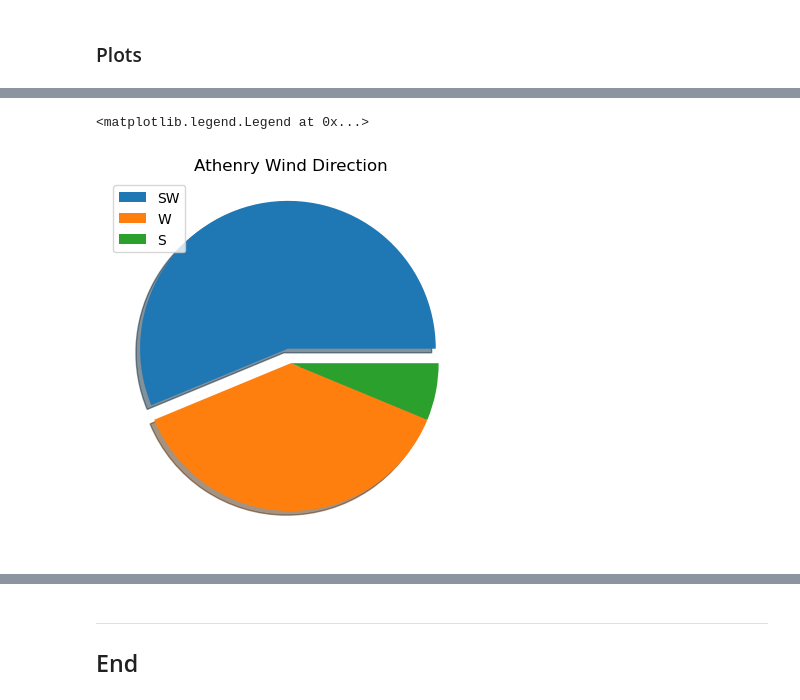
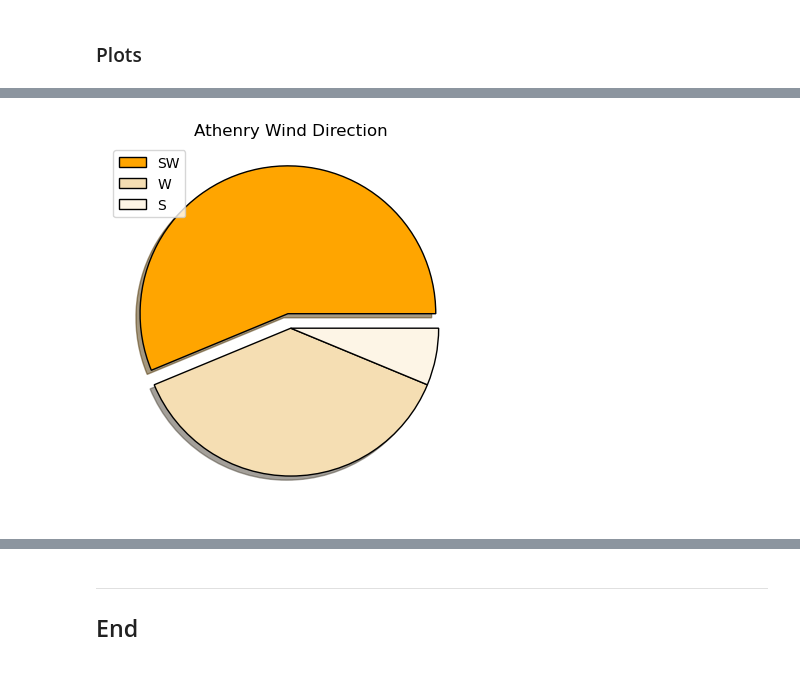
Before and after one commit to eoghanpw/comp_infra-assessment, a Jupyter notebook: weather.ipynb, the cells around one changed output, grey strips where cells are left out. Drawn from its saved outputs; the diff is of its cells as text; code cells hidden in the pictures.

```diff
--- a/weather.ipynb
+++ b/weather.ipynb
@@ -346,15 +348,18 @@ Name: dateTime, dtype: datetime64[ns], 7, 'max windspeed: 9 kt\nmin windspeed: 0
 [figure]
 # %%
-# Let's plot the wind direction.
+# Let's plot the wind direction on a pie chart.
 fig, ax = plt.subplots()
 
 wind_direction = df["cardinalWindDirection"].value_counts()
 labels = wind_direction.index
+colours = ("orange", "wheat", "oldlace")
 
-ax.pie(wind_direction, shadow=True, explode=(0.1, 0, 0))
+ax.pie(wind_direction, shadow=True, explode=(0.1, 0, 0),
+       colors=colours, wedgeprops={"edgecolor":"k"})
 
 ax.set_title("Athenry Wind Direction")
 ax.legend(loc="upper left", labels=labels)
+
+plt.show()
 # %% [output]
-<matplotlib.legend.Legend at 0x...>
-[figure, old version]
+[figure, new version]
```
Also changed, not shown: parts of 3 cells of this notebook, 1 other file.
